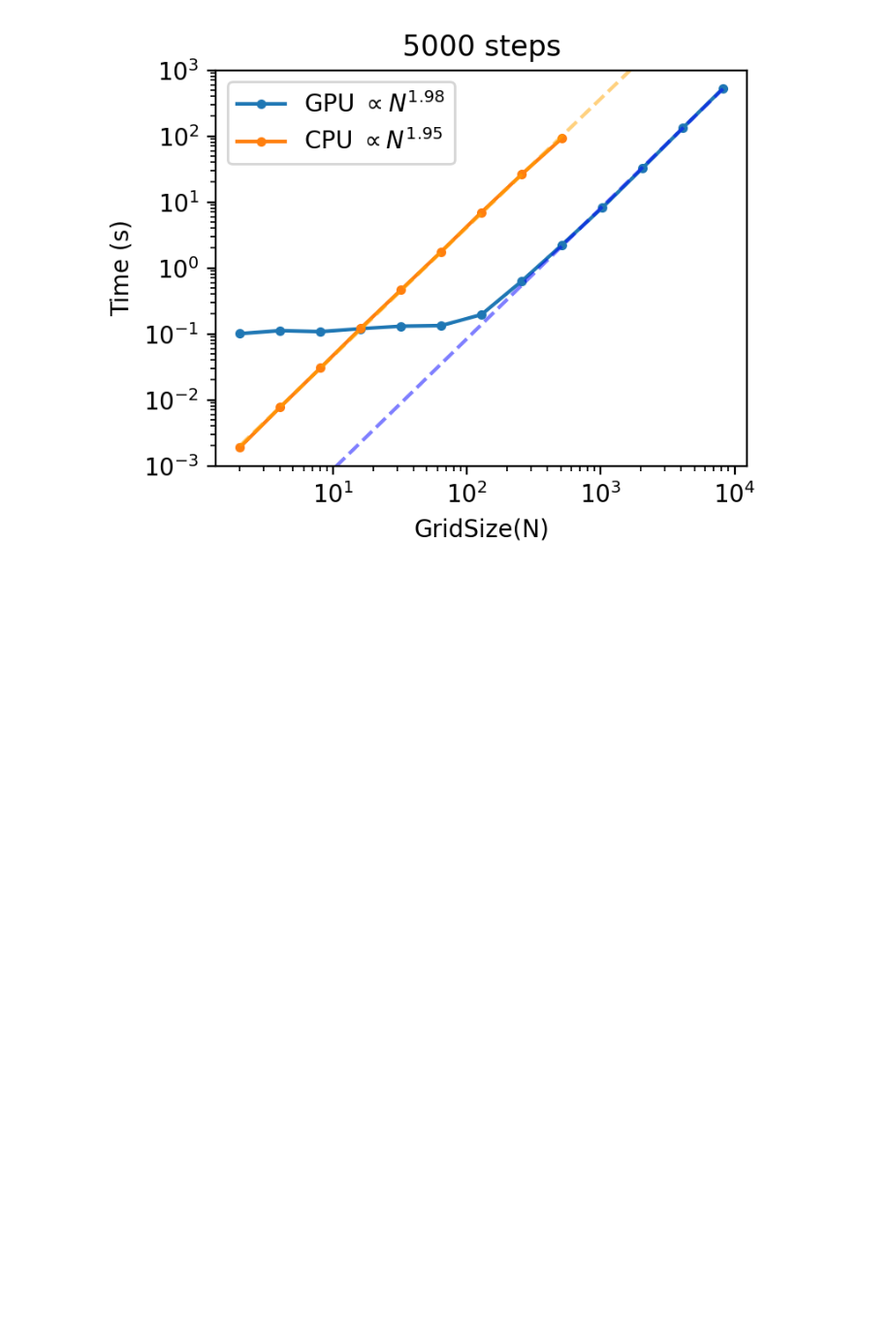
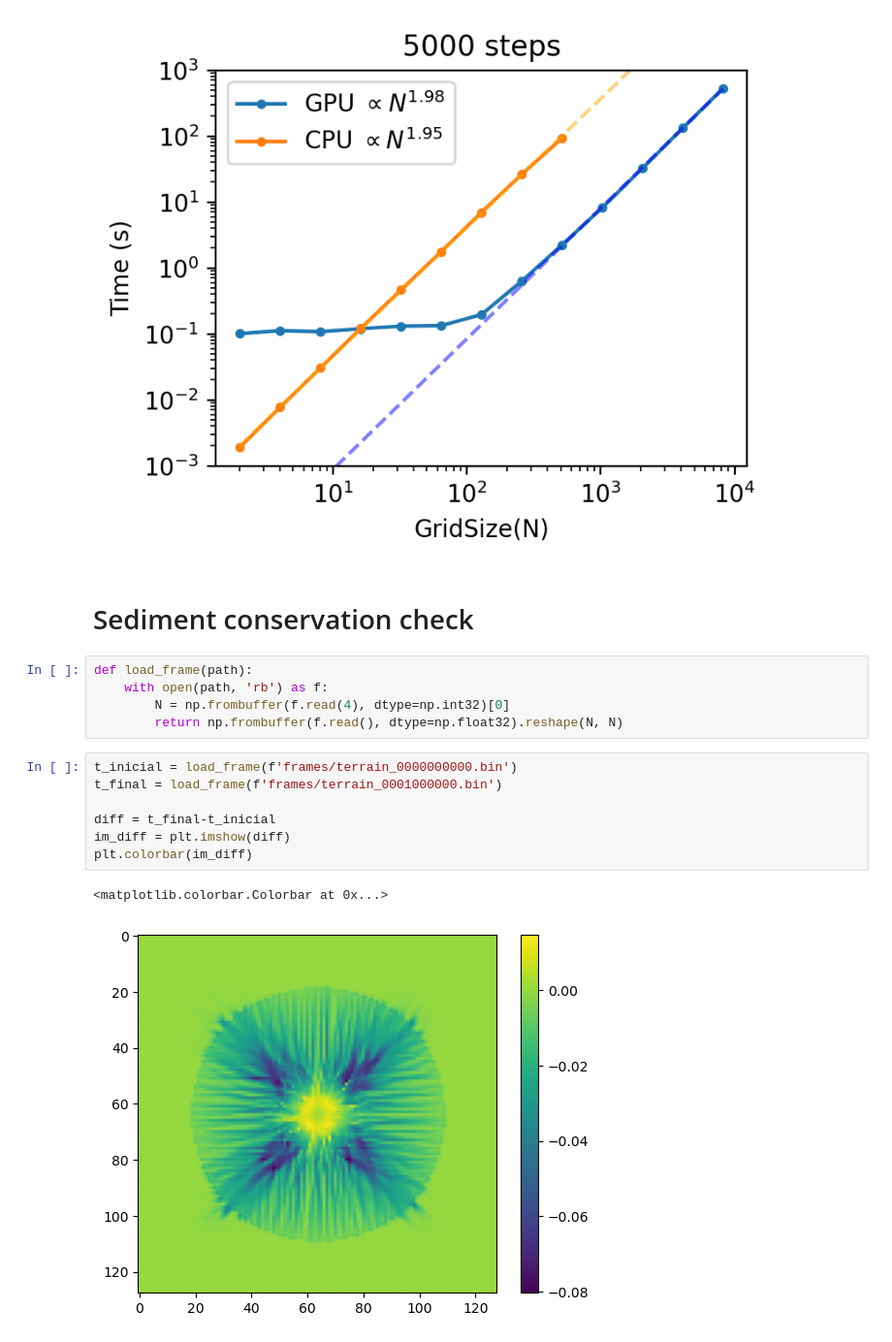
Before and after one commit to coNimaTo/GPU, a Jupyter notebook: HydraulicsGPU/plot.ipynb, the cells around one changed output. Shown at 97% size. Cells and saved outputs as stored; diff of their text form; blank space fills up the shorter version.

```diff
--- a/HydraulicsGPU/plot.ipynb
+++ b/HydraulicsGPU/plot.ipynb
@@ -65,3 +65,20 @@ ax.set(xscale="log", yscale="log",
 plt.savefig("plt.svg")
 # %% [output]
 [figure]
+# %% [markdown]
+# Sediment conservation check
+# %%
+def load_frame(path):
+    with open(path, 'rb') as f:
+        N = np.frombuffer(f.read(4), dtype=np.int32)[0]
+        return np.frombuffer(f.read(), dtype=np.float32).reshape(N, N)
+# %%
+t_inicial = load_frame(f'frames/terrain_0000000000.bin')
+t_final = load_frame(f'frames/terrain_0001000000.bin')
+
+diff = t_final-t_inicial
+im_diff = plt.imshow(diff)
+plt.colorbar(im_diff)
+# %% [output]
+<matplotlib.colorbar.Colorbar at 0x...>
+[figure, added]
```
Also changed, not shown: parts of 2 cells of this notebook, 9 other files.
